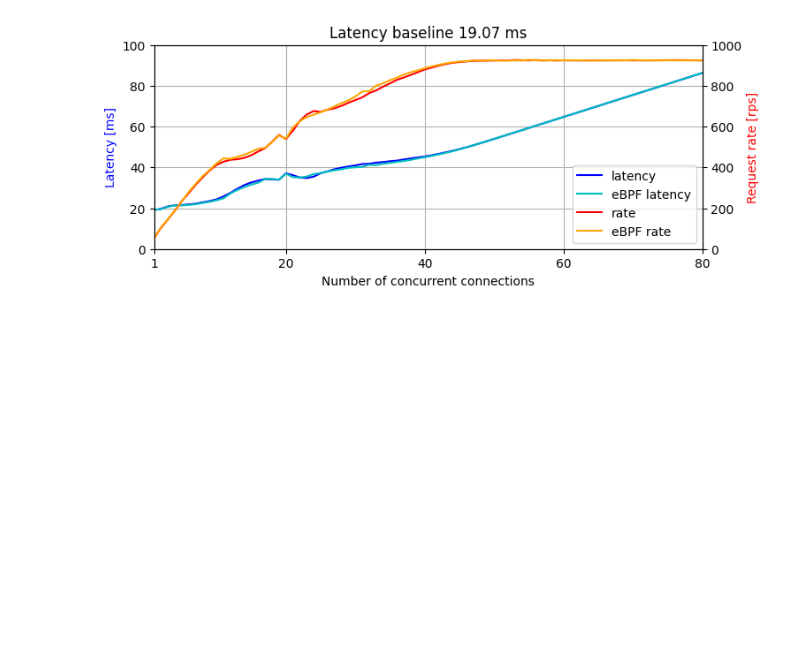
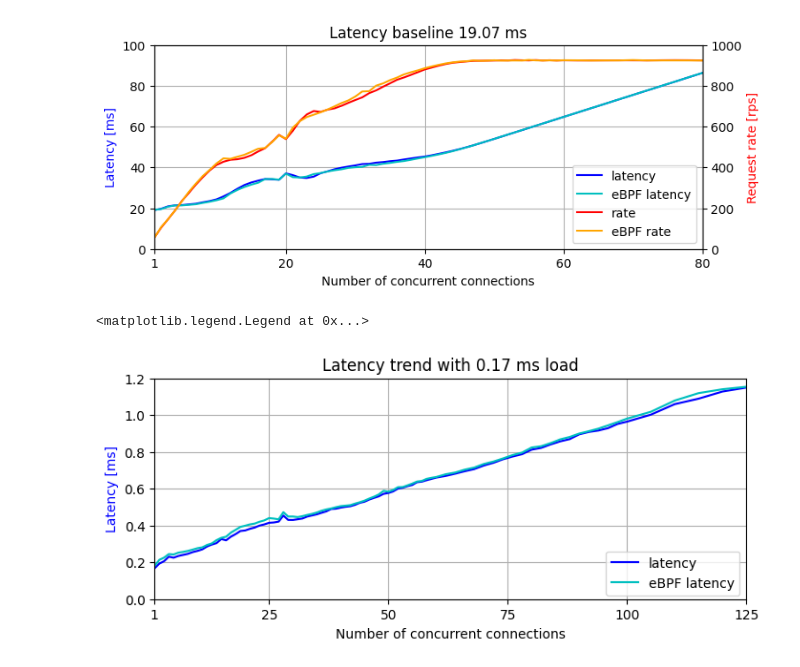
Before and after one commit to giulio-sido/bombardier, a Jupyter notebook: plot_bench.ipynb, the cells around one changed output. Drawn from its saved outputs; the diff is of its cells as text; code cells hidden in the pictures; blank space fills up the shorter version.

Commit message:
added new images without latency and rate superimposed

```diff
--- a/plot_bench.ipynb
+++ b/plot_bench.ipynb
@@ -412,3 +412,19 @@ fig.legend(["latency", "eBPF latency", "rate", "eBPF rate"], bbox_to_anchor=(.9,
 # %% [output]
 <matplotlib.legend.Legend at 0x...>
 [figure]
+# %%
+fig, ax = plt.subplots(figsize=(8,3))
+ax.set_ylabel("Latency [ms]", color='b')
+ax.plot(CONN_LIST1, results1["0-"]["latencies"], 'b')
+ax.plot(CONN_LIST1, results1["0-"]["ebpf_latencies"], 'c')
+
+ax.set_xlabel("Number of concurrent connections")
+ax.set_title("Latency trend with 0.17 ms load")
+ax.set_xlim(1, 125)
+ax.set_ylim(0, 1.2)
+ax.set_xticks([1, *range(25, 126, 25)])
+ax.grid()
+fig.legend(["latency", "eBPF latency", "rate", "eBPF rate"], bbox_to_anchor=(.9, .30))
+# %% [output]
+<matplotlib.legend.Legend at 0x...>
+[figure, added]
```
Also changed, not shown: parts of 10 cells of this notebook.
